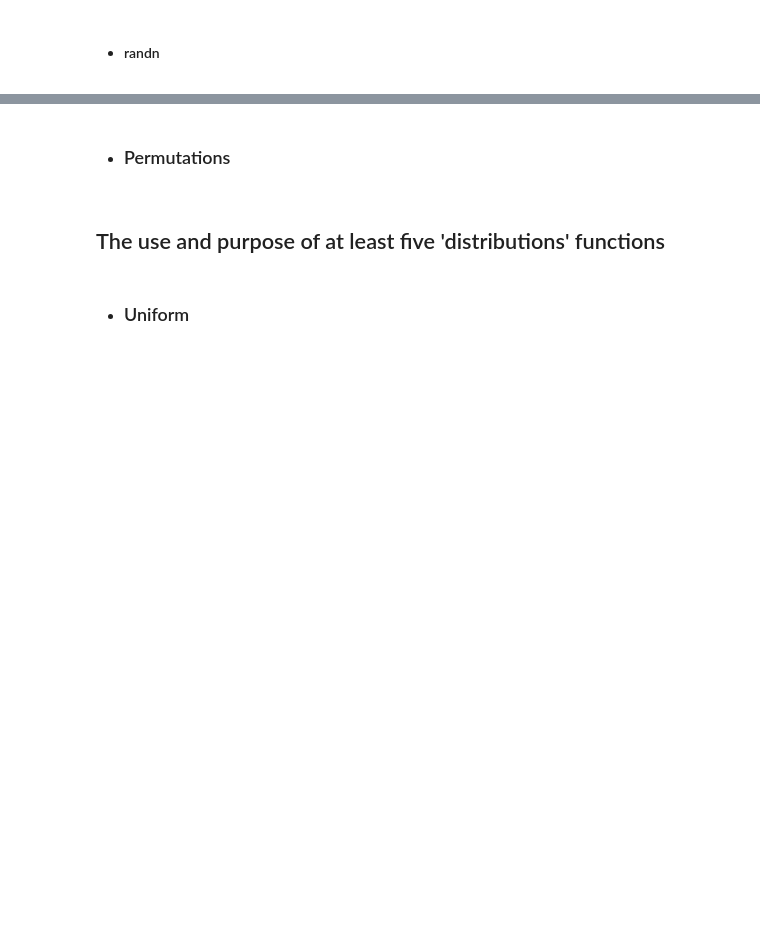
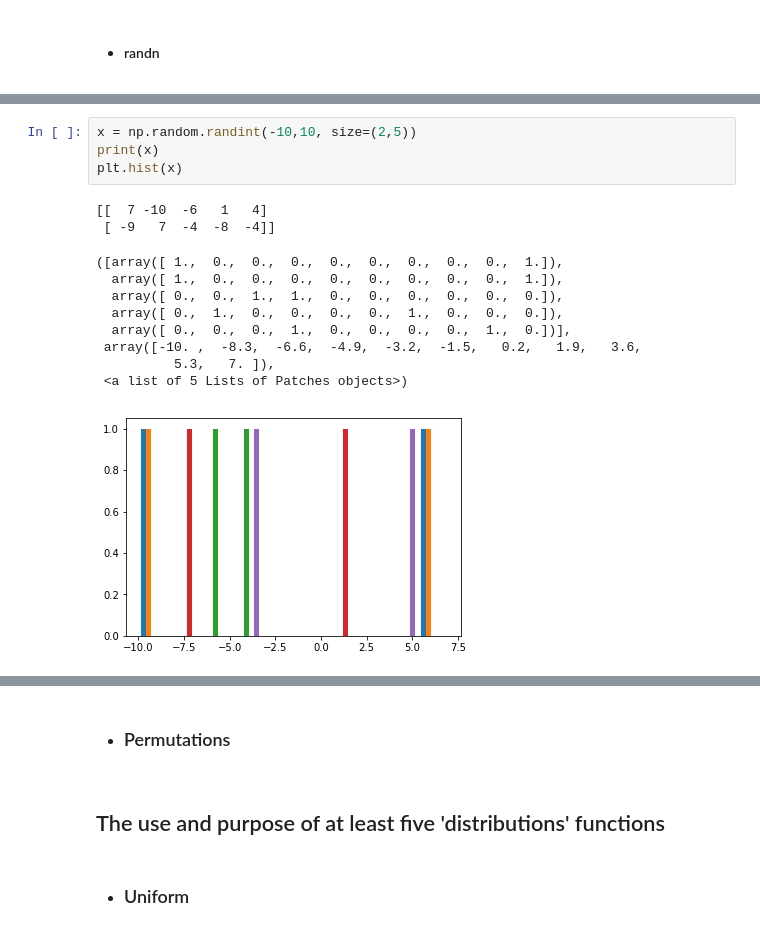
Before and after one commit to Osheah/p4da-numpy-random, a Jupyter notebook: numpy-random.ipynb, the cells around one changed output, grey strips where cells are left out. Cells and saved outputs as stored; diff of their text form; blank space fills up the shorter version.

```diff
--- a/numpy-random.ipynb
+++ b/numpy-random.ipynb
@@ -187,0 +494,16 @@ print(x)
+# %%
+x = np.random.randint(-10,10, size=(2,5))
+print(x)
+plt.hist(x)
+# %% [output]
+[[  7 -10  -6   1   4]
+ [ -9   7  -4  -8  -4]]
+([array([ 1.,  0.,  0.,  0.,  0.,  0.,  0.,  0.,  0.,  1.]),
+  array([ 1.,  0.,  0.,  0.,  0.,  0.,  0.,  0.,  0.,  1.]),
+  array([ 0.,  0.,  1.,  1.,  0.,  0.,  0.,  0.,  0.,  0.]),
+  array([ 0.,  1.,  0.,  0.,  0.,  0.,  1.,  0.,  0.,  0.]),
+  array([ 0.,  0.,  0.,  1.,  0.,  0.,  0.,  0.,  1.,  0.])],
+ array([-10. ,  -8.3,  -6.6,  -4.9,  -3.2,  -1.5,   0.2,   1.9,   3.6,
+          5.3,   7. ]),
+ <a list of 5 Lists of Patches objects>)
+[figure, added]
```
Also changed, not shown: parts of 63 cells of this notebook.
